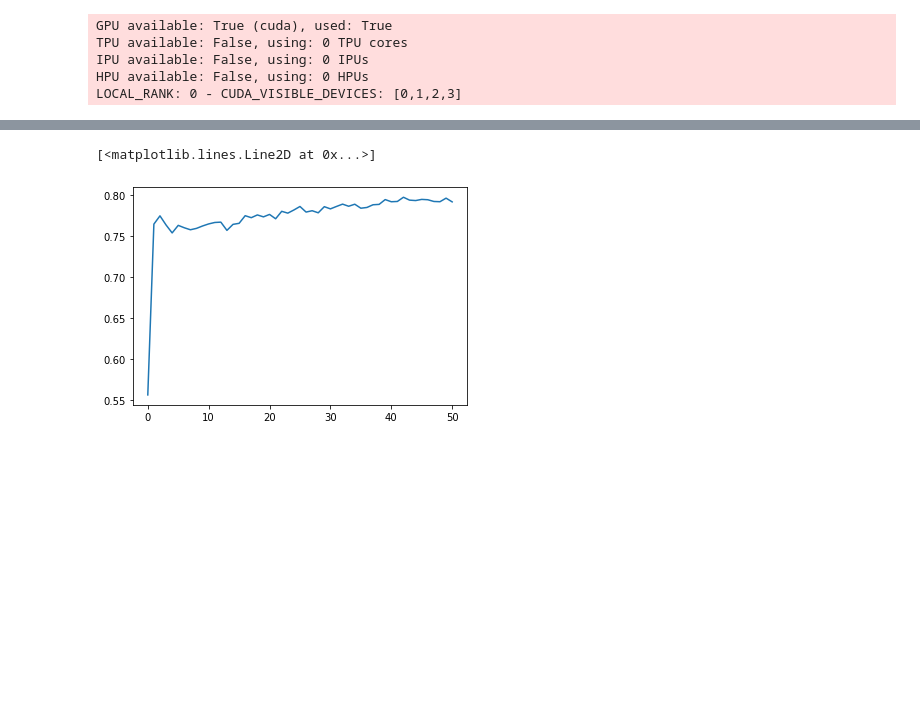
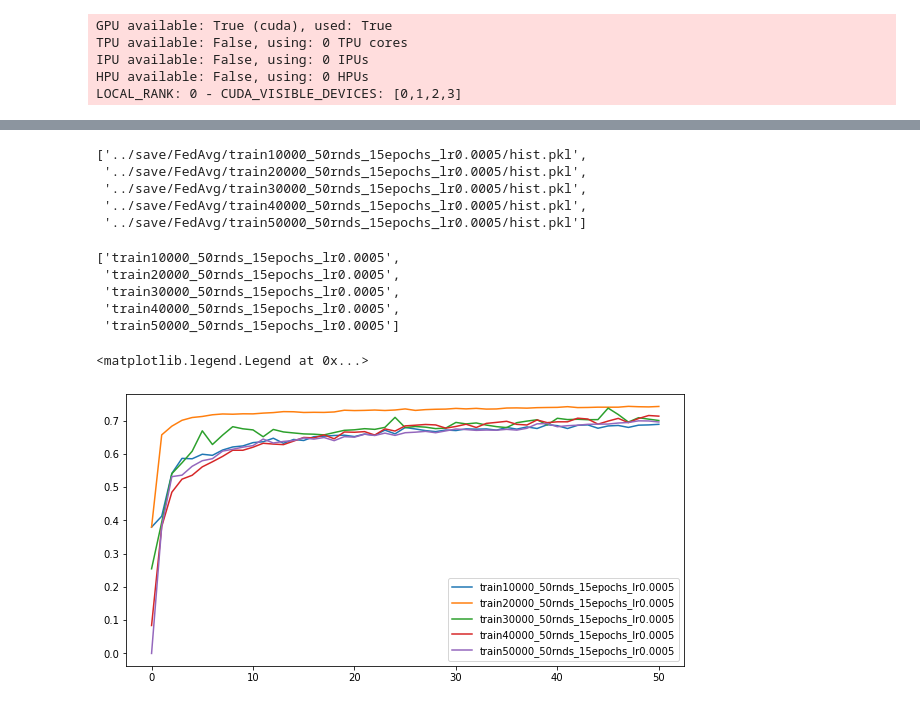
Before and after one commit to htn274/federated_can_ids, a Jupyter notebook: notebooks/test_fed_model.ipynb, the cells around one changed output, grey strips where cells are left out. Saved outputs shown, nothing was run; the diff lists cells and outputs as text; code cells hidden in the pictures; blank space fills up the shorter version.

```diff
--- a/notebooks/test_fed_model.ipynb
+++ b/notebooks/test_fed_model.ipynb
@@ -34,14 +34,14 @@ model.load_state_dict(state_dict, strict=True)
 # %%
 def evaluate(model):
     transform = None
-    data_dir = '../../Data/LISA/{}/1/'
+    data_dir = '../../Data/LISA/{}/test_10000'
     car_models = ['Kia', 'Tesla', 'BMW']
     res = []
     total_labels = np.array([])
     total_preds = np.array([])
     for car_model in car_models:
         print(f'Run test on {car_model} dataset')
-        test_dataset = CANDataset(root_dir=Path(data_dir.format(car_model))/'test', is_binary=True, transform=transform)
+        test_dataset = CANDataset(root_dir=Path(data_dir.format(car_model)), is_binary=True, transform=transform)
         test_loader = DataLoader(test_dataset, batch_size=512, shuffle=False,
                                 pin_memory=True, sampler=None)
         trainer = pl.Trainer(enable_checkpointing=False, logger=False, gpus=[0])
@@ -91,5 +91,18 @@ Avg  0.8146840841194037
+# %%
+import glob
+files = sorted(glob.glob('../save/FedAvg/train*/hist.pkl'))
+files
+# %% [output]
+['../save/FedAvg/train10000_50rnds_15epochs_lr0.0005/hist.pkl',
+ '../save/FedAvg/train20000_50rnds_15epochs_lr0.0005/hist.pkl',
+ '../save/FedAvg/train30000_50rnds_15epochs_lr0.0005/hist.pkl',
+ '../save/FedAvg/train40000_50rnds_15epochs_lr0.0005/hist.pkl',
+ '../save/FedAvg/train50000_50rnds_15epochs_lr0.0005/hist.pkl']
 # %%
-file_name = '../save/FedAvg/train1000_50rnds_2/hist.pkl'
-f = open(file_name, 'rb')
-hist = pickle.load(f)
-f.close()
+def get_f1(file_name):
+    f = open(file_name, 'rb')
+    hist = pickle.load(f)
+    f.close()
+    f1_avg = hist.metrics_centralized['f1_avg']
+    f1_avg = [x[1] for x in f1_avg]
+    return f1_avg
@@ -99,7 +109,20 @@ f1_avg = [x[1] for x in f1_avg]
-# %%
-from matplotlib import pyplot as plt
-
-plt.plot(range(len(f1_avg)), f1_avg)
-# %% [output]
-[<matplotlib.lines.Line2D at 0x...>]
-[figure, removed]
+# %%
+models_accs = list(map(get_f1, files))
+models_names = [x.split('/')[-2] for x in files]
+models_names
+# %% [output]
+['train10000_50rnds_15epochs_lr0.0005',
+ 'train20000_50rnds_15epochs_lr0.0005',
+ 'train30000_50rnds_15epochs_lr0.0005',
+ 'train40000_50rnds_15epochs_lr0.0005',
+ 'train50000_50rnds_15epochs_lr0.0005']
+# %%
+import matplotlib.pyplot as plt
+R = 50
+plt.figure(figsize=(10, 5))
+for name, acc in zip(models_names, models_accs):
+    plt.plot(range(R + 1), acc, label = name)
+plt.legend()
+# %% [output]
+<matplotlib.legend.Legend at 0x...>
+[figure, added]
```
Also changed, not shown: parts of 6 cells of this notebook, 7 other files.
